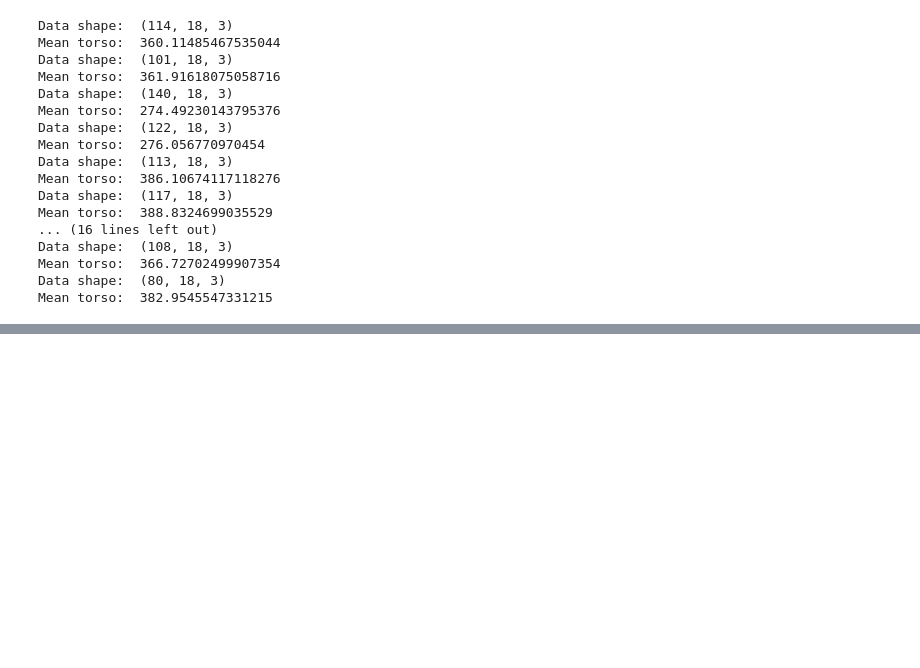
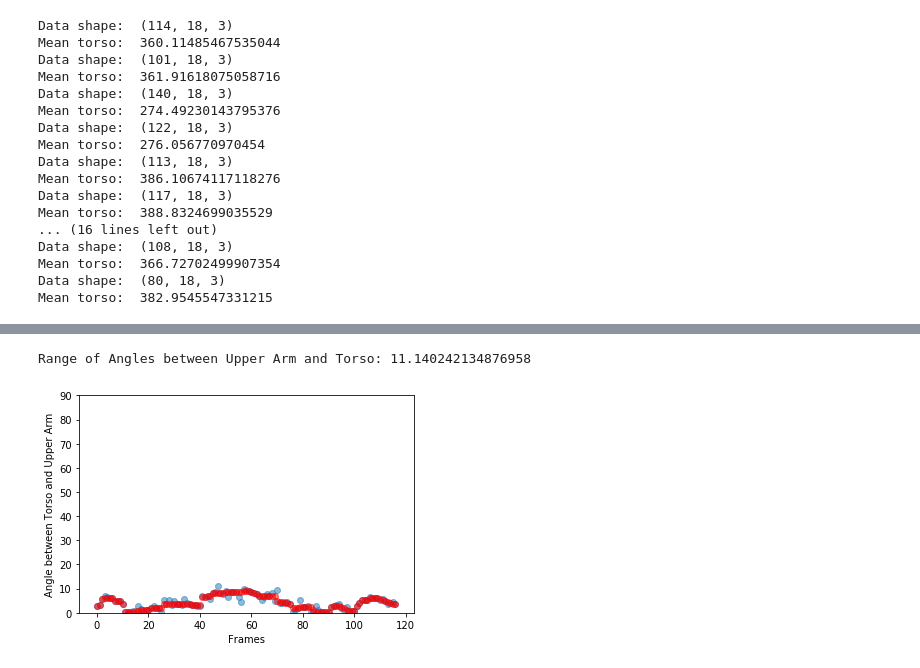
Before and after one commit to Sajidkminds/ExercisePoseCorrection, a Jupyter notebook: bicepCurl.ipynb, the cells around one changed output, grey strips where cells are left out. Saved outputs shown, nothing was run; the diff lists cells and outputs as text; code cells hidden in the pictures; blank space fills up the shorter version.

```diff
--- a/bicepCurl.ipynb
+++ b/bicepCurl.ipynb
@@ -115,0 +124,17 @@ Primary arm: Left
+# %%
+upperarm_torso_angles_filtered = medfilt(upperarm_torso_angles, 5)
+upperarm_torso_angles_filtered = medfilt(upperarm_torso_angles_filtered, 5)
+# Basically the amplitude of the first plot
+print("Range of Angles between Upper Arm and Torso: {}".format(np.max(upperarm_torso_angles)-np.min(upperarm_torso_angles)))
+
+# Generate plots
+plt.scatter(np.arange(upperarm_torso_angles.shape[0]),upperarm_torso_angles, alpha=0.5)
+plt.scatter(np.arange(upperarm_torso_angles_filtered.shape[0]),upperarm_torso_angles_filtered, c='r', alpha=0.5)
+plt.xlabel('Frames')
+plt.ylabel('Angle between Torso and Upper Arm')
+# Set range on y-axis so the plots are consistent
+plt.ylim(0,90)
+plt.show()
+# %% [output]
+Range of Angles between Upper Arm and Torso: 11.140242134876958
+[figure, added]
```
Also changed, not shown: parts of 4 cells of this notebook, 1 other file.
